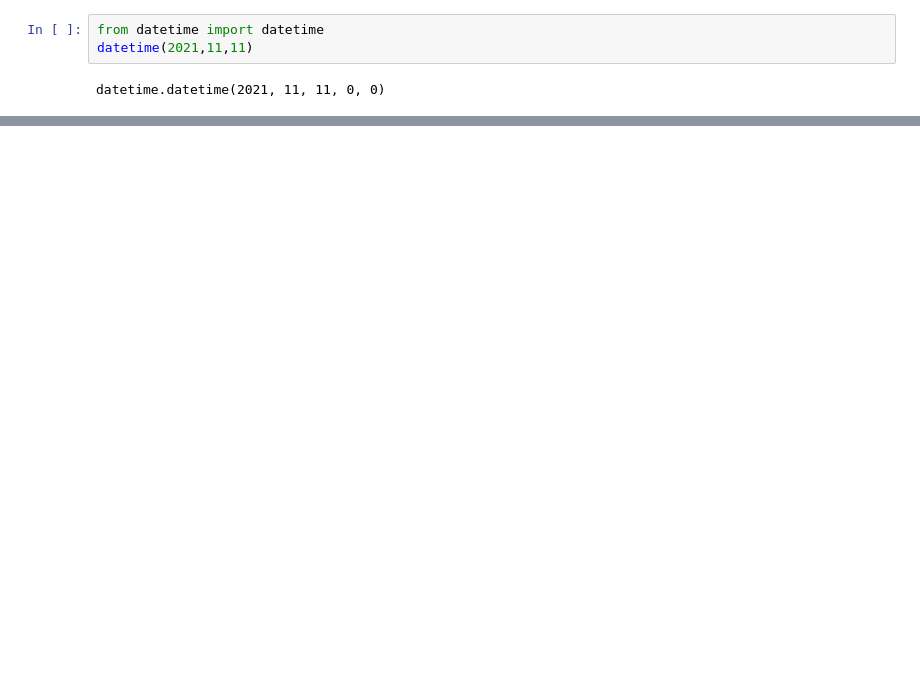
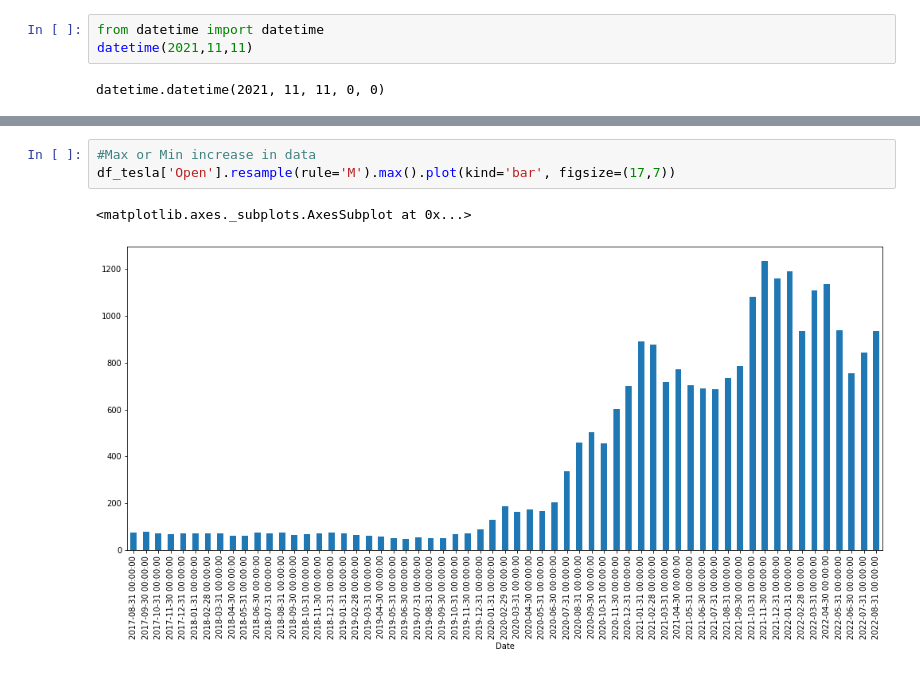
Before and after one commit to manasik29/Time_Series, a Jupyter notebook: Time_Series_EDA.ipynb, the cells around one changed output, grey strips where cells are left out. Cells and saved outputs as stored; diff of their text form; blank space fills up the shorter version.

```diff
--- a/Time_Series_EDA.ipynb
+++ b/Time_Series_EDA.ipynb
@@ -200,0 +345,6 @@ execution time: 0:00:00.000161
+# %%
+#Max or Min increase in data
+df_tesla['Open'].resample(rule='M').max().plot(kind='bar', figsize=(17,7))
+# %% [output]
+<matplotlib.axes._subplots.AxesSubplot at 0x...>
+[figure, added]
```
Also changed, not shown: parts of 46 cells of this notebook.
